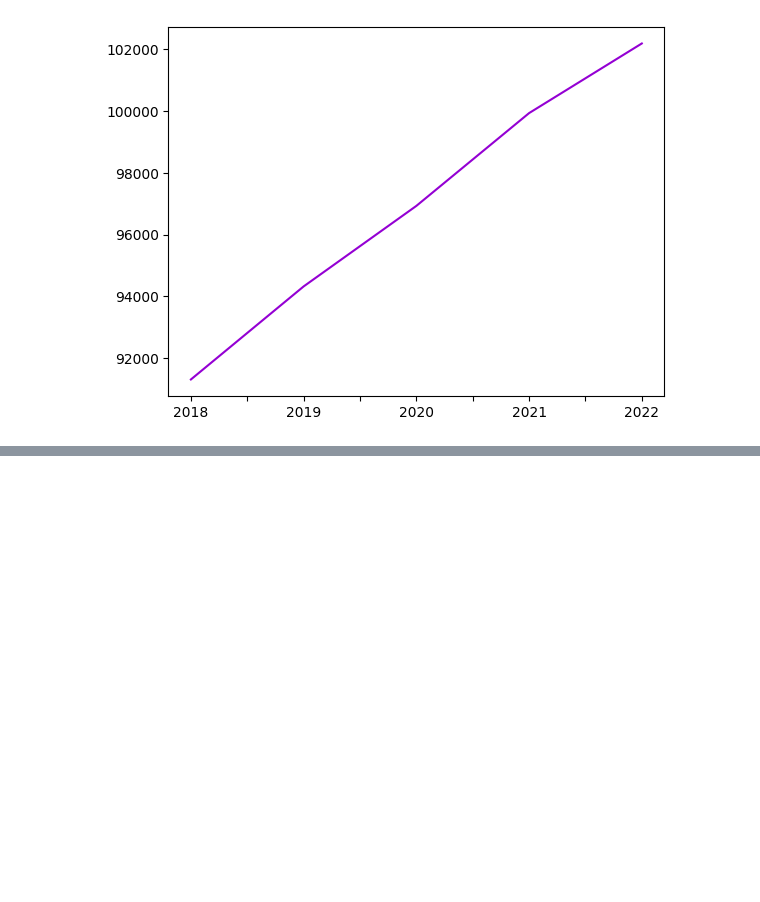
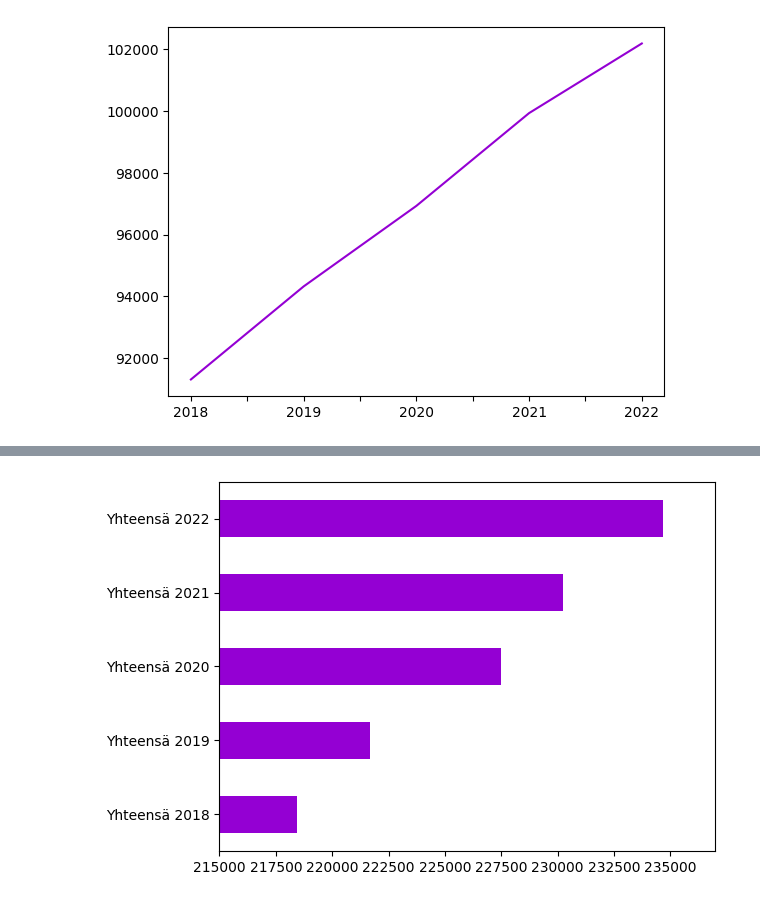
Before and after one commit to Real-Joni00/Mobile-project, a Jupyter notebook: screens/StackNavigationCities/Sweden/DataVisualizationSWE/Malmö.ipynb, the cells around one changed output, grey strips where cells are left out. Cells and saved outputs as stored; diff of their text form; code cells hidden in the pictures; blank space fills up the shorter version.

```diff
--- a/screens/StackNavigationCities/Sweden/DataVisualizationSWE/Malmö.ipynb
+++ b/screens/StackNavigationCities/Sweden/DataVisualizationSWE/Malmö.ipynb
@@ -55,3 +55,10 @@ row[['2018', '2019', '2020', '2021', '2022']].plot(color = 'darkviolet')
 plt.savefig('../images/malmöyearsstudied.jpg')
 # %% [output]
 [figure]
+# %%
+#Read file
+
+df_malmöworkingagepopulation = pd.read_csv('./DatafilesSWE/malmö_workingagepopulation.csv', encoding='latin-1')
+
+for col in df_malmöworkingagepopulation:
+    df_malmöworkingagepopulation[col] = df_malmöworkingagepopulation[col].replace('"', '', regex=True)
@@ -57,0 +70,8 @@ plt.savefig('../images/malmöyearsstudied.jpg')
+# %%
+print(df_malmöworkingagepopulation.iloc[0])
+row = df_malmöworkingagepopulation.iloc[0]
+row['Yhteensä 2018']=row['Yhteensä 2018'].astype(float)
+row['Yhteensä 2019']=row['Yhteensä 2019'].astype(float)
+row['Yhteensä 2020']=row['Yhteensä 2020'].astype(float)
+row['Yhteensä 2021']=row['Yhteensä 2021'].astype(float)
+row['Yhteensä 2022']=row['Yhteensä 2022'].astype(float)
@@ -57,0 +107,6 @@ plt.savefig('../images/malmöyearsstudied.jpg')
+# %%
+row[['Yhteensä 2018', 'Yhteensä 2019', 'Yhteensä 2020', 'Yhteensä 2021', 'Yhteensä 2022']].plot.barh(color = 'darkviolet')
+plt.xlim(215000, 237000)
+plt.savefig('../images/malmöworkingagepopulation.jpg')
+# %% [output]
+[figure, added]
```
Also changed, not shown: parts of 2 cells of this notebook, 11 other files.
